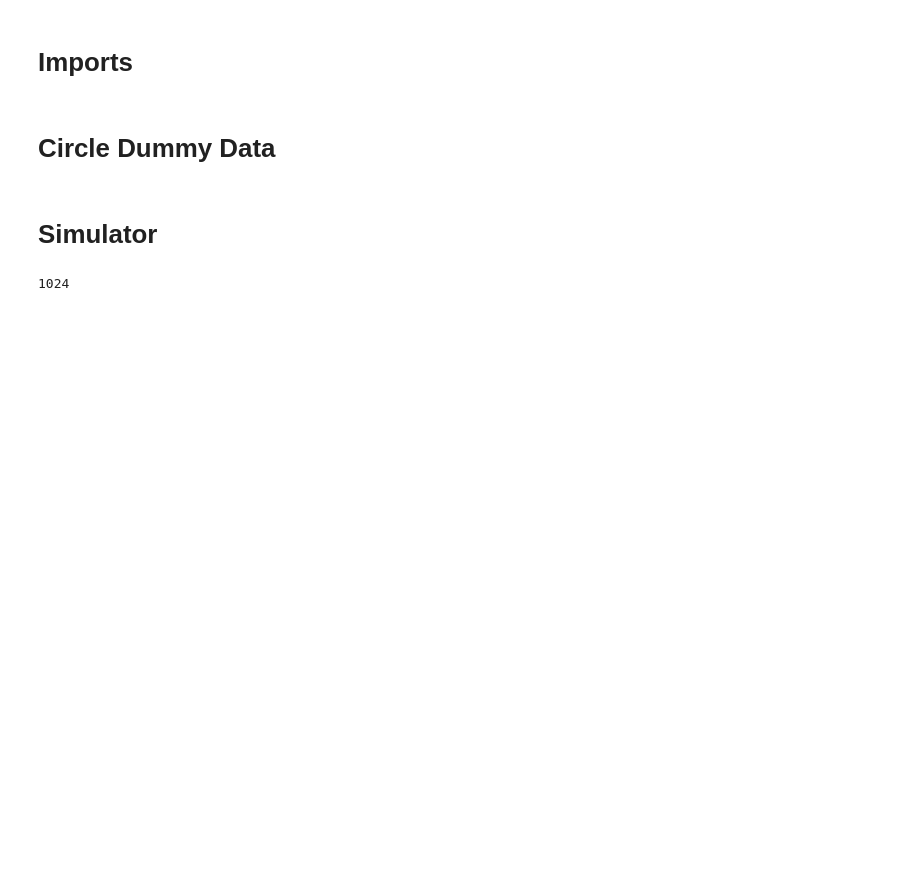
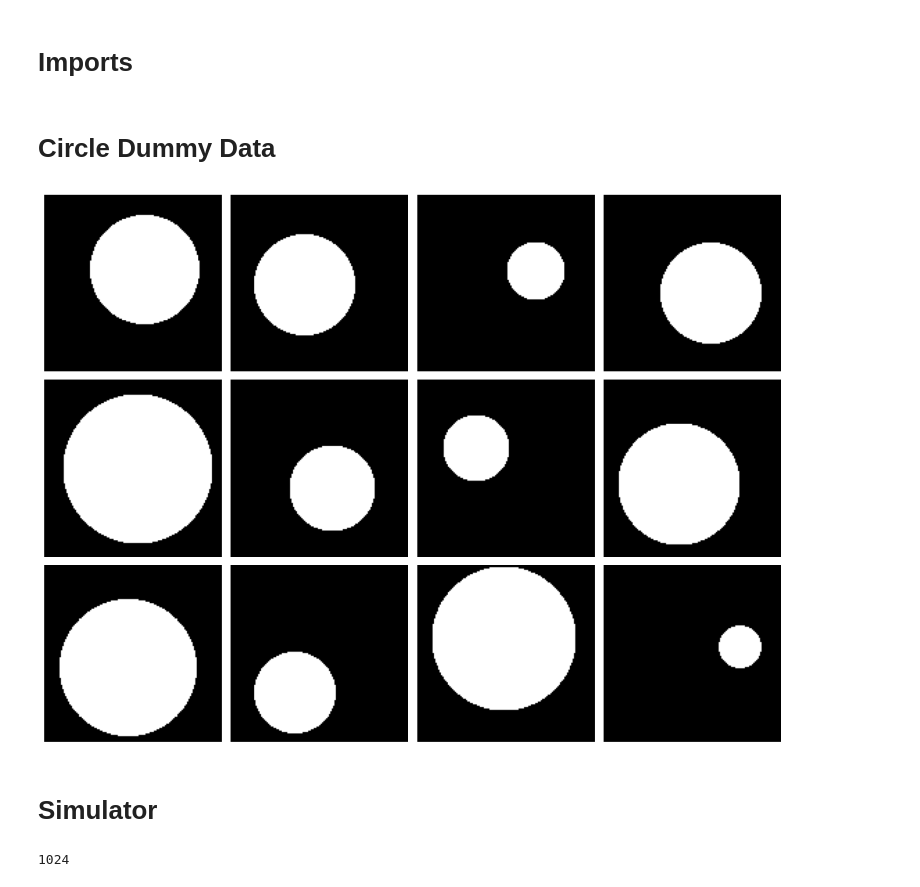
Before and after one commit to MichelleAppel/viseon, a Jupyter notebook: notebooks/test_simulator.ipynb, the cells around one changed output. Cells and saved outputs as stored; diff of their text form; code cells hidden in the pictures; blank space fills up the shorter version.

```diff
--- a/notebooks/test_simulator.ipynb
+++ b/notebooks/test_simulator.ipynb
@@ -139,6 +155,21 @@ def circular_mask(shape):
                     mask[:, i, j] = 1
 
     return mask
+# %%
+example_batch = random_image_generator(shape=(12, 1, 128, 128), center_mean=0.5, center_std=0.1, size_mean=0.5, size_std=0.3)
+# example_batch = random_image_generator(shape=(12, 1, 128, 128), center_mean=(0.5, 0.5), center_std=0, size_mean=0.5, size_std=0)
+
+# plot
+fig, ax = plt.subplots(3, 4, figsize=(12, 9))
+for i in range(3):
+    for j in range(4):
+        ax[i, j].imshow(example_batch[i*4+j].squeeze(), cmap='gray')
+        ax[i, j].axis('off')
+
+plt.tight_layout()
+plt.show()
+# %% [output]
+[figure, added]
 # %% [markdown]
 # Simulator
 # %%
```
Also changed, not shown: parts of 11 cells of this notebook, 3 other files.
